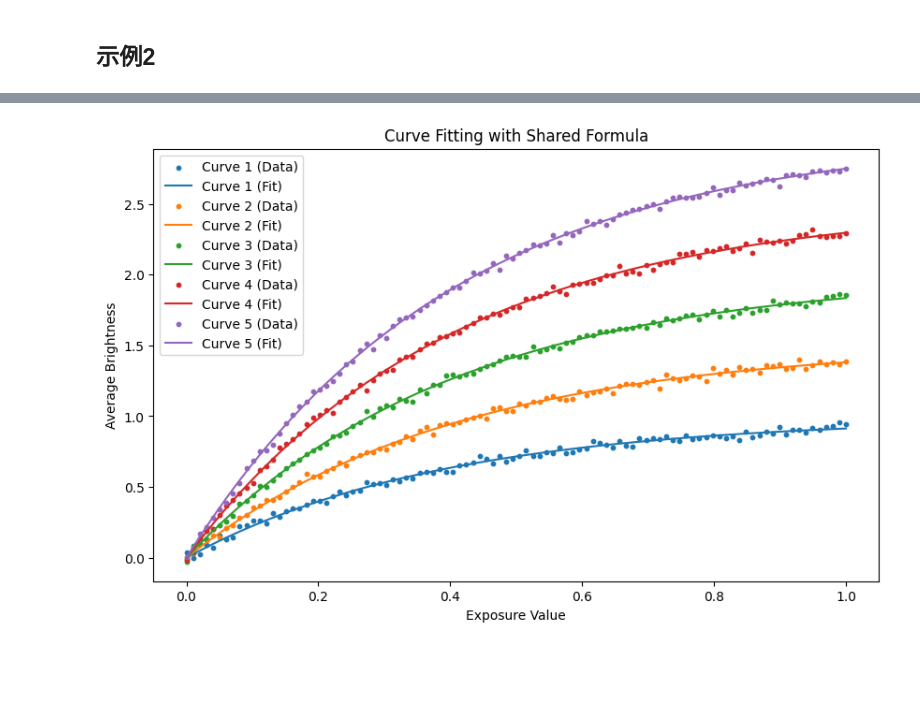
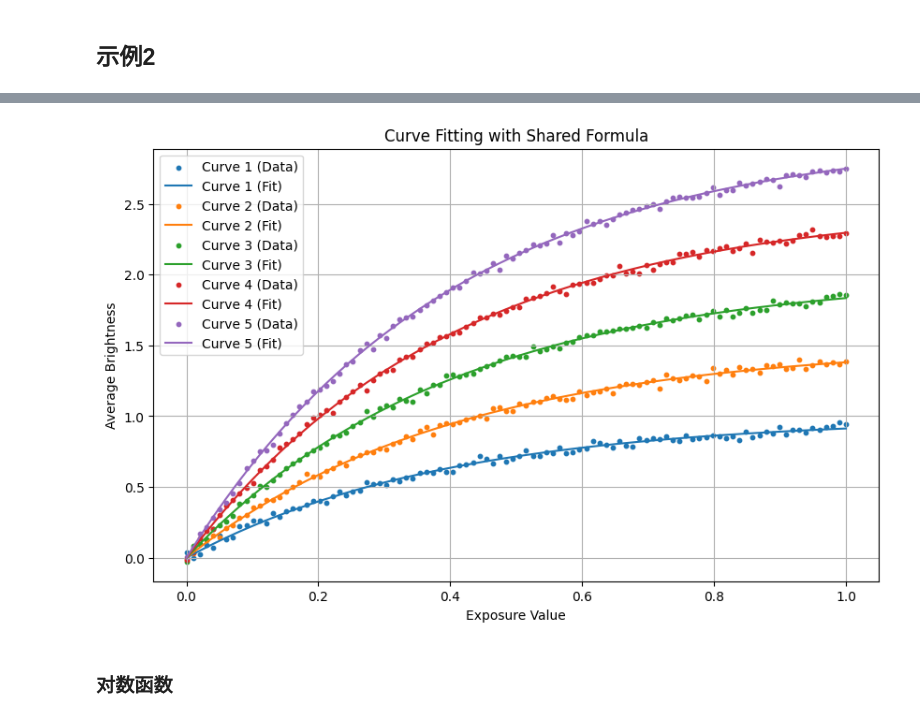
Before and after one commit to NagatoYuki0943/ML, a Jupyter notebook: code/scipy/optimize.curve_fit.ipynb, the cells around one changed output, grey strips where cells are left out. Drawn from its saved outputs; the diff is of its cells as text; code cells hidden in the pictures; blank space fills up the shorter version.

Commit message:
update optimize.curve_fit

```diff
--- a/code/scipy/optimize.curve_fit.ipynb
+++ b/code/scipy/optimize.curve_fit.ipynb
@@ -40,7 +40,7 @@ scipy.optimize.curve_fit(f, xdata, ydata, p0=None, sigma=None, absolute_sigma=Fa
 # %%
 # 定义模型函数
 def func(x, a, b, c):
-    return a * np.power(x, 2) + b * x + c
+    return a * x ** 2 + b * x + c
 # %%
 # 生成模拟数据
 xdata = np.linspace(-10, 10, 100)
@@ -79,8 +89,10 @@ def exp_func(x, a, b):
+# %%
+func = exp_func
 # %%
 # 模拟数据（多条曲线）
 x_data = np.linspace(0, 1, 100)
 curves = [
-    exp_func(x_data, a, 2.5) + np.random.normal(0, 0.02, len(x_data))
+    func(x_data, a, 2.5) + np.random.normal(0, 0.02, len(x_data))
     for a in np.linspace(1, 3, 5)
 ]
 # %%
@@ -88,7 +100,7 @@ curves = [
 params = []
 for curve in curves:
     popt, popt_covariance = curve_fit(
-        exp_func, x_data, curve, bounds=([0, 0], [np.inf, np.inf])
+        func, x_data, curve
     )
     print("popt:", popt)
     print("popt_covariance:", popt_covariance)
@@ -112,13 +124,16 @@ popt_covariance: [[ 7.50342844e-05 -1.35664903e-04]
 # %%
 # 绘制原始数据和拟合结果
 plt.figure(figsize=(10, 6))
 for i, (curve, param) in enumerate(zip(curves, params)):
     plt.scatter(x_data, curve, label=f"Curve {i + 1} (Data)", s=10)
-    plt.plot(x_data, exp_func(x_data, *param), label=f"Curve {i + 1} (Fit)")
+    plt.plot(x_data, func(x_data, *param), label=f"Curve {i + 1} (Fit)")
 plt.legend()
+plt.grid()
 plt.xlabel("Exposure Value")
 plt.ylabel("Average Brightness")
 plt.title("Curve Fitting with Shared Formula")
 plt.show()
 # %% [output]
-[figure, old version]
+[figure, new version]
+# %% [markdown]
+### 对数函数
```
Also changed, not shown: parts of 13 cells of this notebook.
